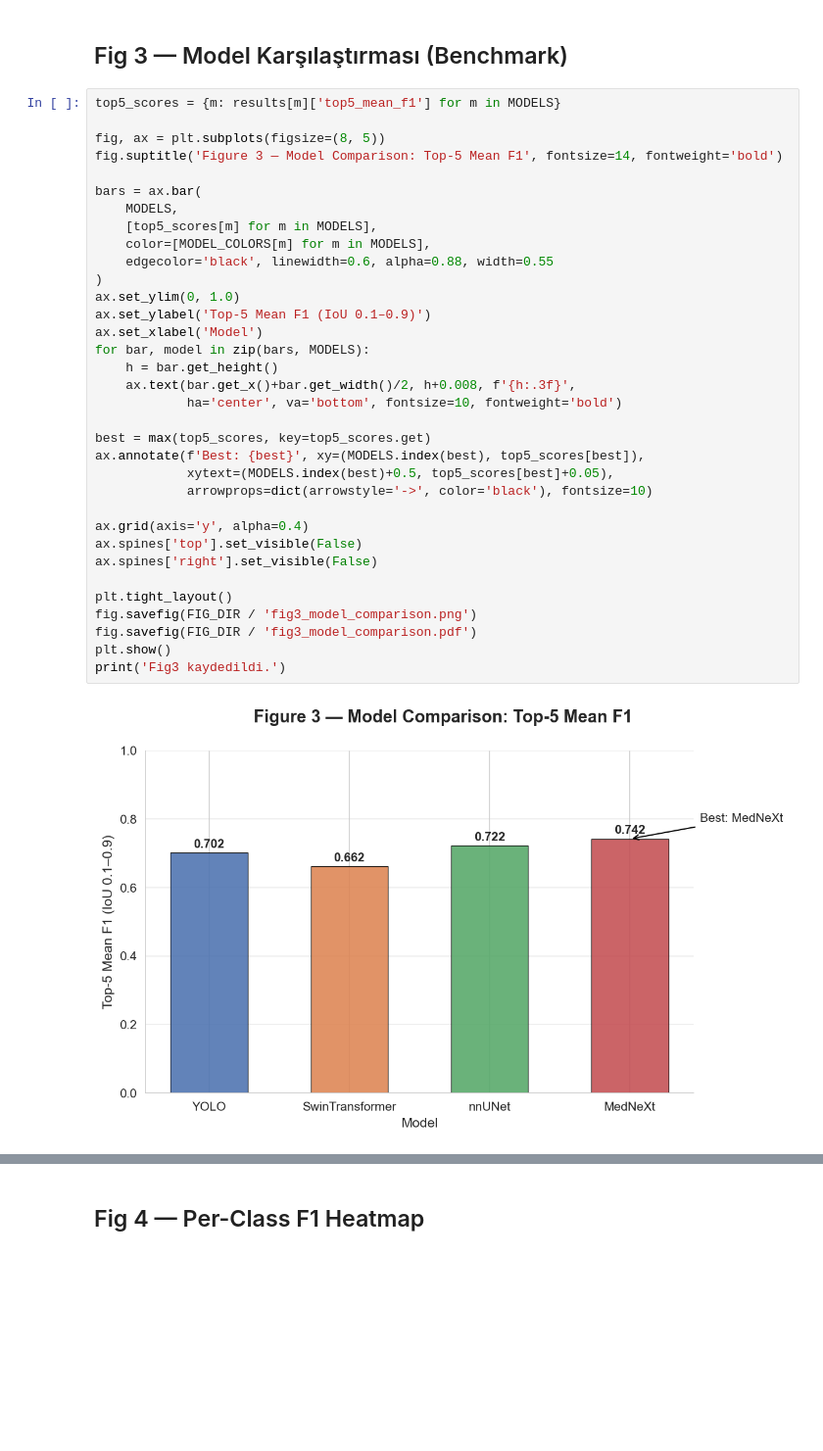
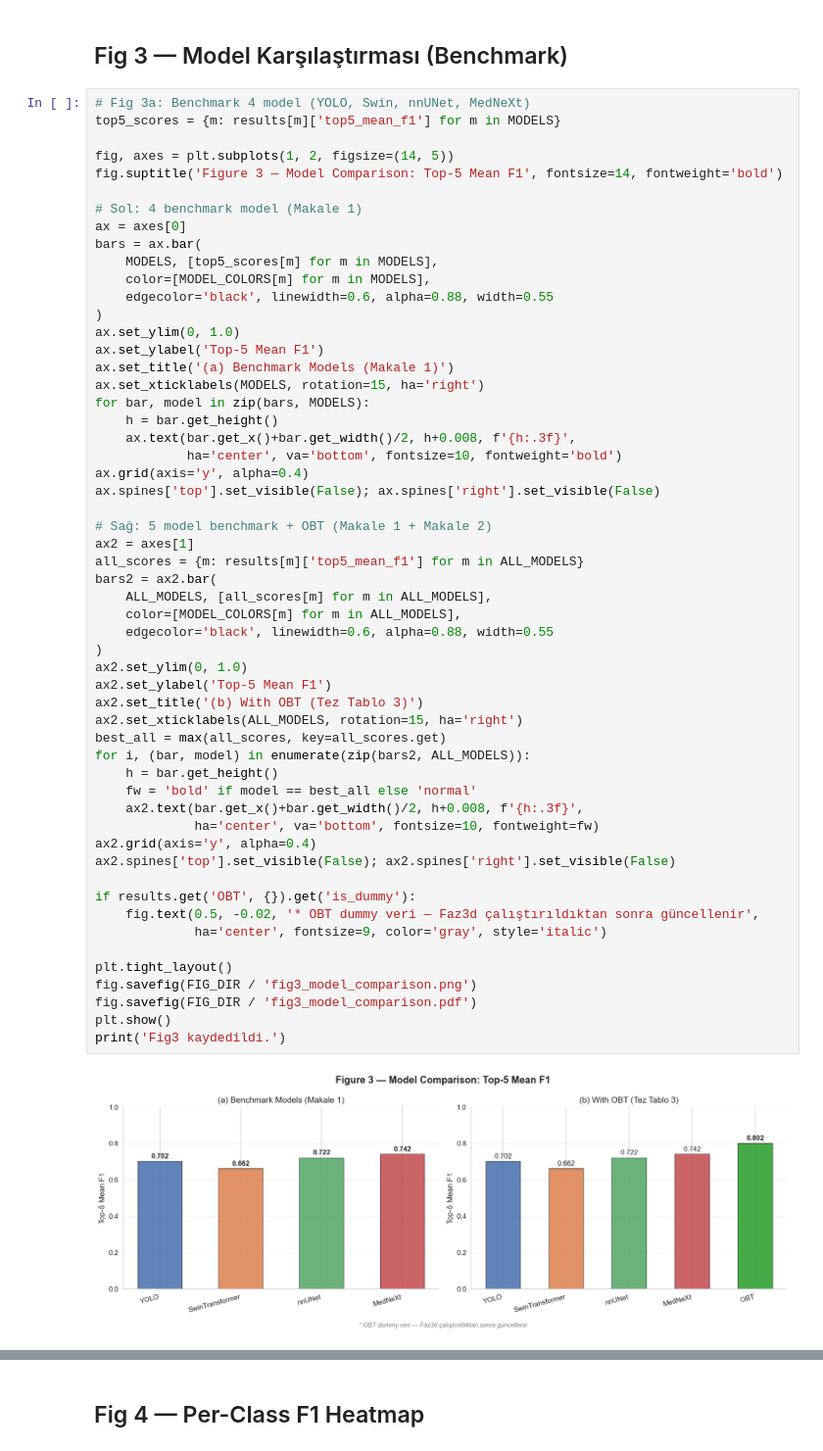
Before and after one commit to ramazan2020/abdomen1, a Jupyter notebook: Faz8_Makale_Analiz.ipynb, the cells around one changed output, grey strips where cells are left out. Shown at 98% size. Saved outputs shown, nothing was run; the diff lists cells and outputs as text; blank space fills up the shorter version.

```diff
--- a/Faz8_Makale_Analiz.ipynb
+++ b/Faz8_Makale_Analiz.ipynb
@@ -372,41 +401,62 @@ Fig2 kaydedildi.
 # %% [markdown]
 ## Fig 3 — Model Karşılaştırması (Benchmark)
 # %%
+# Fig 3a: Benchmark 4 model (YOLO, Swin, nnUNet, MedNeXt)
 top5_scores = {m: results[m]['top5_mean_f1'] for m in MODELS}
 
-fig, ax = plt.subplots(figsize=(8, 5))
+fig, axes = plt.subplots(1, 2, figsize=(14, 5))
 fig.suptitle('Figure 3 — Model Comparison: Top-5 Mean F1', fontsize=14, fontweight='bold')
 
+# Sol: 4 benchmark model (Makale 1)
+ax = axes[0]
 bars = ax.bar(
-    MODELS,
-    [top5_scores[m] for m in MODELS],
+    MODELS, [top5_scores[m] for m in MODELS],
     color=[MODEL_COLORS[m] for m in MODELS],
     edgecolor='black', linewidth=0.6, alpha=0.88, width=0.55
 )
 ax.set_ylim(0, 1.0)
-ax.set_ylabel('Top-5 Mean F1 (IoU 0.1–0.9)')
-ax.set_xlabel('Model')
+ax.set_ylabel('Top-5 Mean F1')
+ax.set_title('(a) Benchmark Models (Makale 1)')
+ax.set_xticklabels(MODELS, rotation=15, ha='right')
 for bar, model in zip(bars, MODELS):
     h = bar.get_height()
     ax.text(bar.get_x()+bar.get_width()/2, h+0.008, f'{h:.3f}',
             ha='center', va='bottom', fontsize=10, fontweight='bold')
+ax.grid(axis='y', alpha=0.4)
+ax.spines['top'].set_visible(False); ax.spines['right'].set_visible(False)
 
-best = max(top5_scores, key=top5_scores.get)
-ax.annotate(f'Best: {best}', xy=(MODELS.index(best), top5_scores[best]),
-            xytext=(MODELS.index(best)+0.5, top5_scores[best]+0.05),
-            arrowprops=dict(arrowstyle='->', color='black'), fontsize=10)
+# Sağ: 5 model benchmark + OBT (Makale 1 + Makale 2)
+ax2 = axes[1]
+all_scores = {m: results[m]['top5_mean_f1'] for m in ALL_MODELS}
+bars2 = ax2.bar(
+    ALL_MODELS, [all_scores[m] for m in ALL_MODELS],
+    color=[MODEL_COLORS[m] for m in ALL_MODELS],
+    edgecolor='black', linewidth=0.6, alpha=0.88, width=0.55
+)
+ax2.set_ylim(0, 1.0)
+ax2.set_ylabel('Top-5 Mean F1')
+ax2.set_title('(b) With OBT (Tez Tablo 3)')
+ax2.set_xticklabels(ALL_MODELS, rotation=15, ha='right')
+best_all = max(all_scores, key=all_scores.get)
+for i, (bar, model) in enumerate(zip(bars2, ALL_MODELS)):
+    h = bar.get_height()
+    fw = 'bold' if model == best_all else 'normal'
+    ax2.text(bar.get_x()+bar.get_width()/2, h+0.008, f'{h:.3f}',
+             ha='center', va='bottom', fontsize=10, fontweight=fw)
+ax2.grid(axis='y', alpha=0.4)
+ax2.spines['top'].set_visible(False); ax2.spines['right'].set_visible(False)
 
-ax.grid(axis='y', alpha=0.4)
-ax.spines['top'].set_visible(False)
-ax.spines['right'].set_visible(False)
+if results.get('OBT', {}).get('is_dummy'):
+    fig.text(0.5, -0.02, '* OBT dummy veri — Faz3d çalıştırıldıktan sonra güncellenir',
+             ha='center', fontsize=9, color='gray', style='italic')
 
 plt.tight_layout()
 fig.savefig(FIG_DIR / 'fig3_model_comparison.png')
 fig.savefig(FIG_DIR / 'fig3_model_comparison.pdf')
 plt.show()
 print('Fig3 kaydedildi.')
 # %% [output]
-[figure, old version]
+[figure, new version]
 Fig3 kaydedildi.
 # %% [markdown]
 ## Fig 4 — Per-Class F1 Heatmap
```
Also changed, not shown: parts of 6 cells of this notebook, 22 other files.
